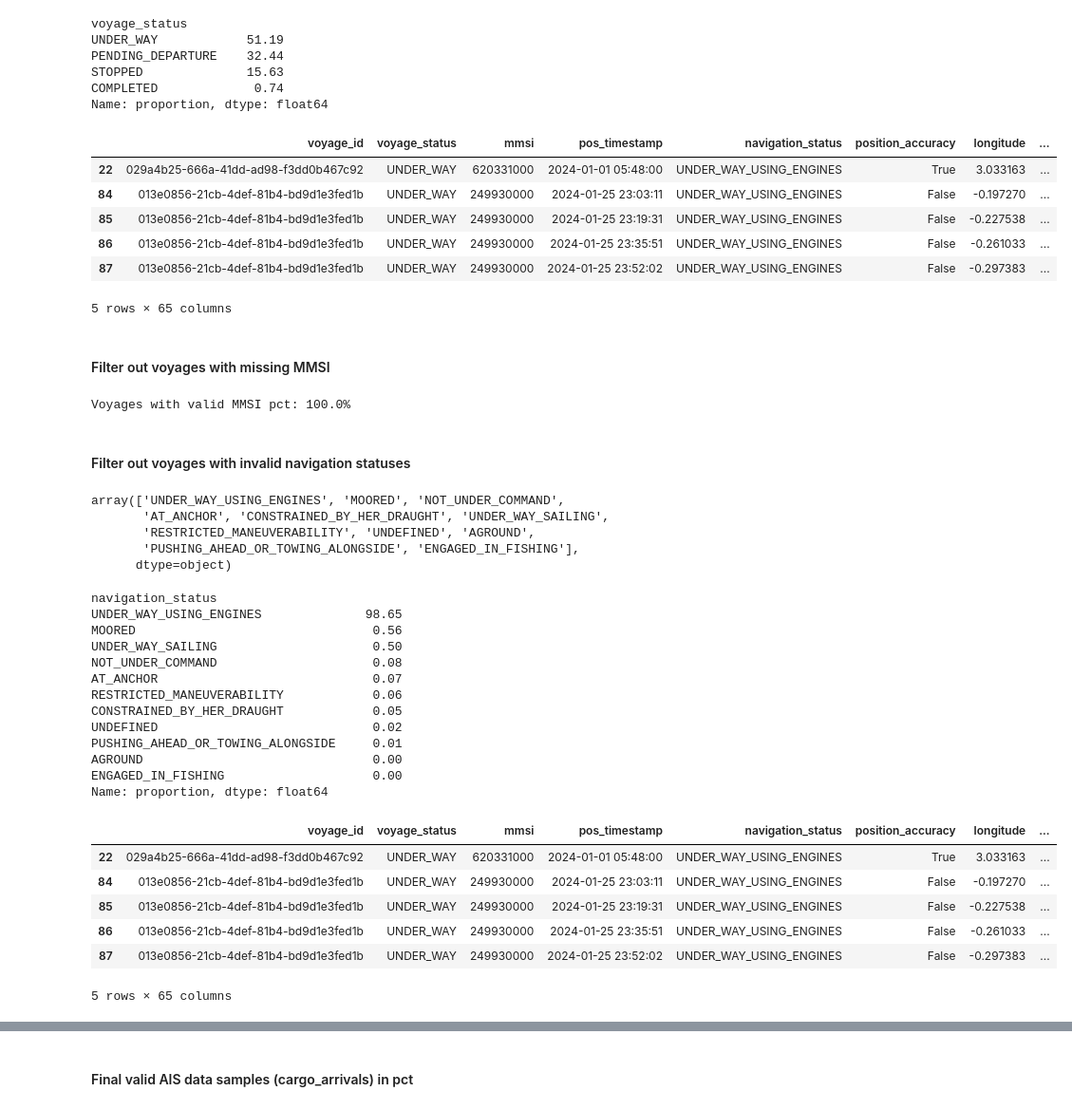
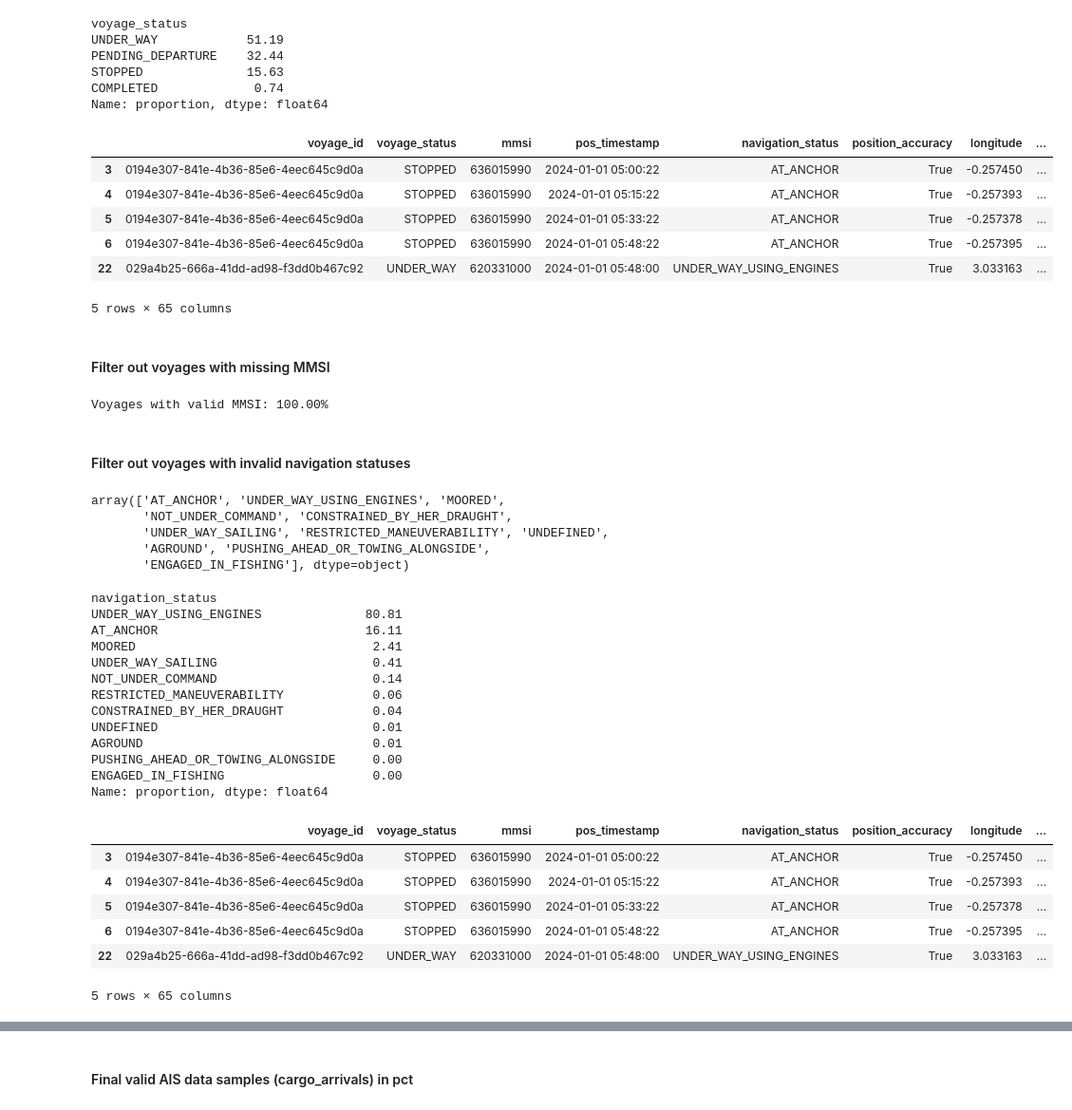
Before and after one commit to Magnuswlange/port_congestion_proj_ml, a Jupyter notebook: feature_selection.ipynb, the cells around one changed output, grey strips where cells are left out. Shown at 95% size. Saved outputs shown, nothing was run; the diff lists cells and outputs as text; code cells hidden in the pictures.

```diff
--- a/feature_selection.ipynb
+++ b/feature_selection.ipynb
@@ -333,63 +335,67 @@ STOPPED              15.63
 COMPLETED             0.74
 Name: proportion, dtype: float64
 # %%
-VALID_VOYAGE_STATUSES = ["UNDER_WAY"]
+VALID_VOYAGE_STATUSES = ["UNDER_WAY", "STOPPED"]
 
 mask = cargo_ais_meta_merged["voyage_status"].isin(VALID_VOYAGE_STATUSES)
 cargo_ais_meta_merged = cargo_ais_meta_merged[mask].copy()
 cargo_ais_meta_merged.head()
 # %% [output]
 |  | voyage_id | voyage_status | mmsi | pos_timestamp | navigation_status | position_accuracy | longitude | ... |
+| 3 | 0194e307-841e-4b36-85e6-4eec645c9d0a | STOPPED | 636015990 | 2024-01-01 05:00:22 | AT_ANCHOR | True | -0.257450 | ... |
+| 4 | 0194e307-841e-4b36-85e6-4eec645c9d0a | STOPPED | 636015990 | 2024-01-01 05:15:22 | AT_ANCHOR | True | -0.257393 | ... |
+| 5 | 0194e307-841e-4b36-85e6-4eec645c9d0a | STOPPED | 636015990 | 2024-01-01 05:33:22 | AT_ANCHOR | True | -0.257378 | ... |
+| 6 | 0194e307-841e-4b36-85e6-4eec645c9d0a | STOPPED | 636015990 | 2024-01-01 05:48:22 | AT_ANCHOR | True | -0.257395 | ... |
 | 22 | 029a4b25-666a-41dd-ad98-f3dd0b467c92 | UNDER_WAY | 620331000 | 2024-01-01 05:48:00 | UNDER_WAY_USING_ENGINES | True | 3.033163 | ... |
-| 84 | 013e0856-21cb-4def-81b4-bd9d1e3fed1b | UNDER_WAY | 249930000 | 2024-01-25 23:03:11 | UNDER_WAY_USING_ENGINES | False | -0.197270 | ... |
-| 85 | 013e0856-21cb-4def-81b4-bd9d1e3fed1b | UNDER_WAY | 249930000 | 2024-01-25 23:19:31 | UNDER_WAY_USING_ENGINES | False | -0.227538 | ... |
-| 86 | 013e0856-21cb-4def-81b4-bd9d1e3fed1b | UNDER_WAY | 249930000 | 2024-01-25 23:35:51 | UNDER_WAY_USING_ENGINES | False | -0.261033 | ... |
-| 87 | 013e0856-21cb-4def-81b4-bd9d1e3fed1b | UNDER_WAY | 249930000 | 2024-01-25 23:52:02 | UNDER_WAY_USING_ENGINES | False | -0.297383 | ... |
 5 rows × 65 columns
 # %% [markdown]
 #### Filter out voyages with missing MMSI
 # %%
 voyages_with_valid_mmsi_pct = cargo_ais_meta_merged["mmsi"].notna().mean() * 100
-print(f"Voyages with valid MMSI pct: {voyages_with_valid_mmsi_pct}%")
+print(f"Voyages with valid MMSI: {voyages_with_valid_mmsi_pct:.2f}%")
 # %% [output]
-Voyages with valid MMSI pct: 100.0%
+Voyages with valid MMSI: 100.00%
 # %% [markdown]
 #### Filter out voyages with invalid navigation statuses
 # %%
 cargo_ais_meta_merged["navigation_status"].unique()
 # %% [output]
-array(['UNDER_WAY_USING_ENGINES', 'MOORED', 'NOT_UNDER_COMMAND',
-       'AT_ANCHOR', 'CONSTRAINED_BY_HER_DRAUGHT', 'UNDER_WAY_SAILING',
-       'RESTRICTED_MANEUVERABILITY', 'UNDEFINED', 'AGROUND',
-       'PUSHING_AHEAD_OR_TOWING_ALONGSIDE', 'ENGAGED_IN_FISHING'],
-      dtype=object)
+array(['AT_ANCHOR', 'UNDER_WAY_USING_ENGINES', 'MOORED',
+       'NOT_UNDER_COMMAND', 'CONSTRAINED_BY_HER_DRAUGHT',
+       'UNDER_WAY_SAILING', 'RESTRICTED_MANEUVERABILITY', 'UNDEFINED',
+       'AGROUND', 'PUSHING_AHEAD_OR_TOWING_ALONGSIDE',
+       'ENGAGED_IN_FISHING'], dtype=object)
 # %%
 cargo_ais_meta_merged["navigation_status"].value_counts(normalize=True).mul(100).round(2)
 # %% [output]
 navigation_status
-UNDER_WAY_USING_ENGINES              98.65
-MOORED                                0.56
-UNDER_WAY_SAILING                     0.50
-NOT_UNDER_COMMAND                     0.08
-AT_ANCHOR                             0.07
+UNDER_WAY_USING_ENGINES              80.81
+AT_ANCHOR                            16.11
+MOORED                                2.41
+UNDER_WAY_SAILING                     0.41
+NOT_UNDER_COMMAND                     0.14
 RESTRICTED_MANEUVERABILITY            0.06
-CONSTRAINED_BY_HER_DRAUGHT            0.05
-UNDEFINED                             0.02
-PUSHING_AHEAD_OR_TOWING_ALONGSIDE     0.01
-AGROUND                               0.00
+CONSTRAINED_BY_HER_DRAUGHT            0.04
+UNDEFINED                             0.01
+AGROUND                               0.01
+PUSHING_AHEAD_OR_TOWING_ALONGSIDE     0.00
 ENGAGED_IN_FISHING                    0.00
 Name: proportion, dtype: float64
 # %%
-VALID_NAVIGATION_STATUSES = ["UNDER_WAY_USING_ENGINES"]
+VALID_NAVIGATION_STATUSES = [
+       'UNDER_WAY_USING_ENGINES', 'MOORED', 'AT_ANCHOR',
+       'CONSTRAINED_BY_HER_DRAUGHT', 'UNDER_WAY_SAILING',
+       'RESTRICTED_MANEUVERABILITY',
+       'PUSHING_AHEAD_OR_TOWING_ALONGSIDE']
 
 mask = cargo_ais_meta_merged["navigation_status"].isin(VALID_NAVIGATION_STATUSES)
 cargo_ais_meta_merged = cargo_ais_meta_merged[mask].copy()
 cargo_ais_meta_merged.head()
 # %% [output]
 |  | voyage_id | voyage_status | mmsi | pos_timestamp | navigation_status | position_accuracy | longitude | ... |
+| 3 | 0194e307-841e-4b36-85e6-4eec645c9d0a | STOPPED | 636015990 | 2024-01-01 05:00:22 | AT_ANCHOR | True | -0.257450 | ... |
+| 4 | 0194e307-841e-4b36-85e6-4eec645c9d0a | STOPPED | 636015990 | 2024-01-01 05:15:22 | AT_ANCHOR | True | -0.257393 | ... |
+| 5 | 0194e307-841e-4b36-85e6-4eec645c9d0a | STOPPED | 636015990 | 2024-01-01 05:33:22 | AT_ANCHOR | True | -0.257378 | ... |
+| 6 | 0194e307-841e-4b36-85e6-4eec645c9d0a | STOPPED | 636015990 | 2024-01-01 05:48:22 | AT_ANCHOR | True | -0.257395 | ... |
 | 22 | 029a4b25-666a-41dd-ad98-f3dd0b467c92 | UNDER_WAY | 620331000 | 2024-01-01 05:48:00 | UNDER_WAY_USING_ENGINES | True | 3.033163 | ... |
-| 84 | 013e0856-21cb-4def-81b4-bd9d1e3fed1b | UNDER_WAY | 249930000 | 2024-01-25 23:03:11 | UNDER_WAY_USING_ENGINES | False | -0.197270 | ... |
-| 85 | 013e0856-21cb-4def-81b4-bd9d1e3fed1b | UNDER_WAY | 249930000 | 2024-01-25 23:19:31 | UNDER_WAY_USING_ENGINES | False | -0.227538 | ... |
-| 86 | 013e0856-21cb-4def-81b4-bd9d1e3fed1b | UNDER_WAY | 249930000 | 2024-01-25 23:35:51 | UNDER_WAY_USING_ENGINES | False | -0.261033 | ... |
-| 87 | 013e0856-21cb-4def-81b4-bd9d1e3fed1b | UNDER_WAY | 249930000 | 2024-01-25 23:52:02 | UNDER_WAY_USING_ENGINES | False | -0.297383 | ... |
 5 rows × 65 columns
```
Also changed, not shown: parts of 52 cells of this notebook.
